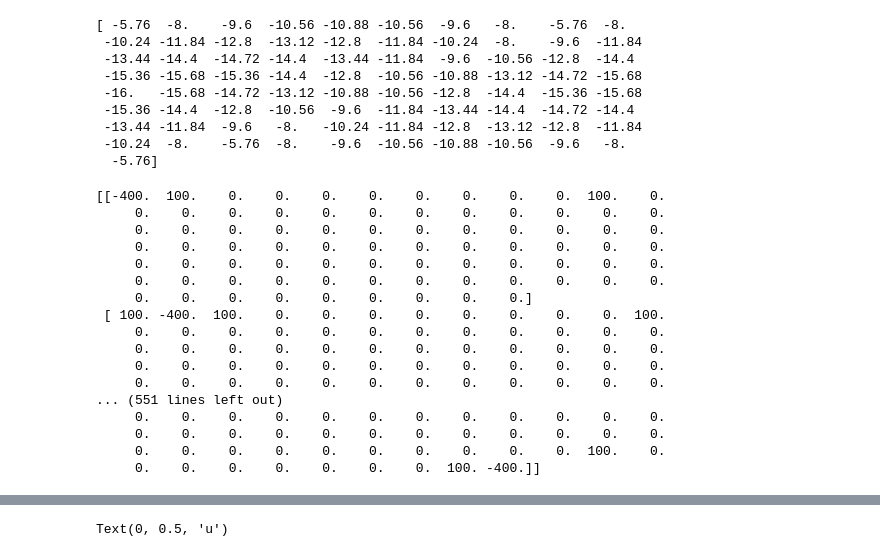
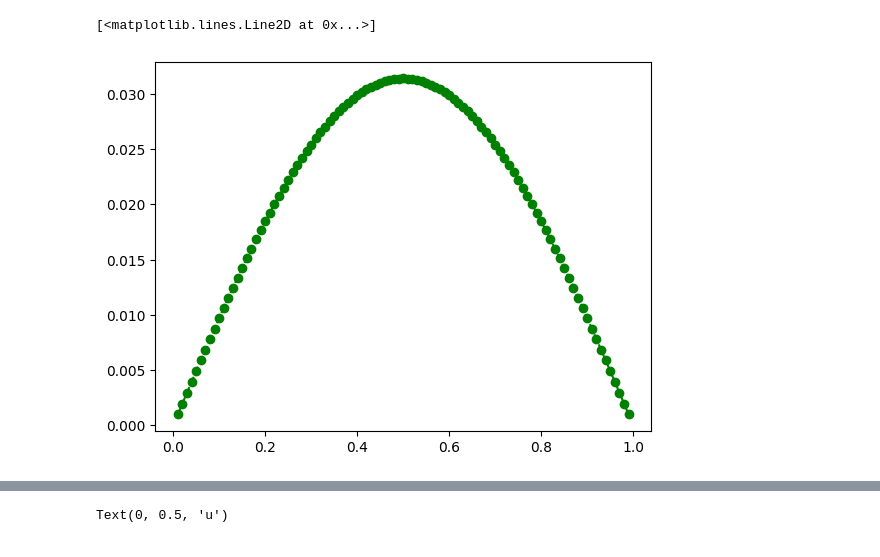
Before and after one commit to sardaryandavid/numeric_calculation, a Jupyter notebook: dirichlet_problem_of_the_poisson_equation/dirichlet_problem_of_the_poisson_equation.ipynb, the cells around one changed output, grey strips where cells are left out. Drawn from its saved outputs; the diff is of its cells as text; code cells hidden in the pictures.

Commit message:
added matrix test

```diff
--- a/dirichlet_problem_of_the_poisson_equation/dirichlet_problem_of_the_poisson_equation.ipynb
+++ b/dirichlet_problem_of_the_poisson_equation/dirichlet_problem_of_the_poisson_equation.ipynb
@@ -6,8 +6,8 @@ import copy
 # %%
 X = 1
 Y = 1
-dx = 1e-1
-dy = 1e-1
+dx = 1e-2
+dy = 1e-2
 Nx = int(X / dx)
 Ny = int(Y / dy)
 Cx = 1 / (dx ** 2)
@@ -18,6 +18,8 @@ ay = (Ny - 1) * (Nx - 1)
 A = np.array([[0.0 for i in range(ax)] for y in range(ay)])
 LPD = np.array([[0.0 for i in range(ax)] for y in range(ay)])
 f = np.array([0.0 for i in range((Nx - 1) * (Ny - 1))])
+test_f = np.array([0.0 for i in range((Nx - 1) * (Ny - 1))])
+test_fa = np.array([0.0 for i in range((Nx - 1) * (Ny - 1))])
 u = np.array([0.0 for i in range((Nx - 1) * (Ny - 1))])
 
 for i in range(0, (Nx - 1) * (Ny - 1)):
@@ -26,8 +28,9 @@ for i in range(0, (Nx - 1) * (Ny - 1)):
     # print(nx, ny)
     x = nx * dx
     y = ny * dy
-    print("{:.1}" " {:.1}".format(x,y))
+    # print("{:.1}" " {:.1}".format(x,y))
     f[i] = -32 * (x * (1 - x) + y * (1 - y))
+    test_f[i] = math.sin(math.pi * x) * math.sin(math.pi * y)
 
 # sparse matrix
 
@@ -44,3 +47,5 @@ for j in range(ay):
     if (j > Nx - 1):
         A[j][j - Nx] = Cy
         LPD[j][j - Nx] = Cy
+
+fa = A.dot(f)
@@ -65,34 +52,16 @@ for j in range(ay):
 # %%
 import sys
 np.set_printoptions(threshold=sys.maxsize)
-print(f)
+# print(test_f)
-# %% [output]
-[ -5.76  -8.    -9.6  -10.56 -10.88 -10.56  -9.6   -8.    -5.76  -8.
- -10.24 -11.84 -12.8  -13.12 -12.8  -11.84 -10.24  -8.    -9.6  -11.84
- -13.44 -14.4  -14.72 -14.4  -13.44 -11.84  -9.6  -10.56 -12.8  -14.4
- -15.36 -15.68 -15.36 -14.4  -12.8  -10.56 -10.88 -13.12 -14.72 -15.68
- -16.   -15.68 -14.72 -13.12 -10.88 -10.56 -12.8  -14.4  -15.36 -15.68
- -15.36 -14.4  -12.8  -10.56  -9.6  -11.84 -13.44 -14.4  -14.72 -14.4
- -13.44 -11.84  -9.6   -8.   -10.24 -11.84 -12.8  -13.12 -12.8  -11.84
- -10.24  -8.    -5.76  -8.    -9.6  -10.56 -10.88 -10.56  -9.6   -8.
-  -5.76]
 # %%
-print(A)
+# print(A)
-# %% [output]
-[[-400.  100.    0.    0.    0.    0.    0.    0.    0.    0.  100.    0.
-     0.    0.    0.    0.    0.    0.    0.    0.    0.    0.    0.    0.
-     0.    0.    0.    0.    0.    0.    0.    0.    0.    0.    0.    0.
-     0.    0.    0.    0.    0.    0.    0.    0.    0.    0.    0.    0.
-     0.    0.    0.    0.    0.    0.    0.    0.    0.    0.    0.    0.
-     0.    0.    0.    0.    0.    0.    0.    0.    0.    0.    0.    0.
-     0.    0.    0.    0.    0.    0.    0.    0.    0.]
- [ 100. -400.  100.    0.    0.    0.    0.    0.    0.    0.    0.  100.
-     0.    0.    0.    0.    0.    0.    0.    0.    0.    0.    0.    0.
-     0.    0.    0.    0.    0.    0.    0.    0.    0.    0.    0.    0.
-     0.    0.    0.    0.    0.    0.    0.    0.    0.    0.    0.    0.
-     0.    0.    0.    0.    0.    0.    0.    0.    0.    0.    0.    0.
-... (551 lines left out)
-     0.    0.    0.    0.    0.    0.    0.    0.    0.    0.    0.    0.
-     0.    0.    0.    0.    0.    0.    0.    0.    0.    0.    0.    0.
-     0.    0.    0.    0.    0.    0.    0.    0.    0.    0.  100.    0.
-     0.    0.    0.    0.    0.    0.    0.  100. -400.]]
+# %%
+test_f1 = np.array([0.0 for i in range(Nx - 1)])
+ys = Ny // 4
+for i in range(0, Nx - 1):
+    test_f1[i % (Nx - 1)] = test_f[i]
+x = np.array([i * dx for i in range(1, Nx)])
+plt.plot(x, test_f1, 'go', linestyle = '--')
+# %% [output]
+[<matplotlib.lines.Line2D at 0x...>]
+[figure, added]
```
Also changed, not shown: parts of 2 cells of this notebook.
